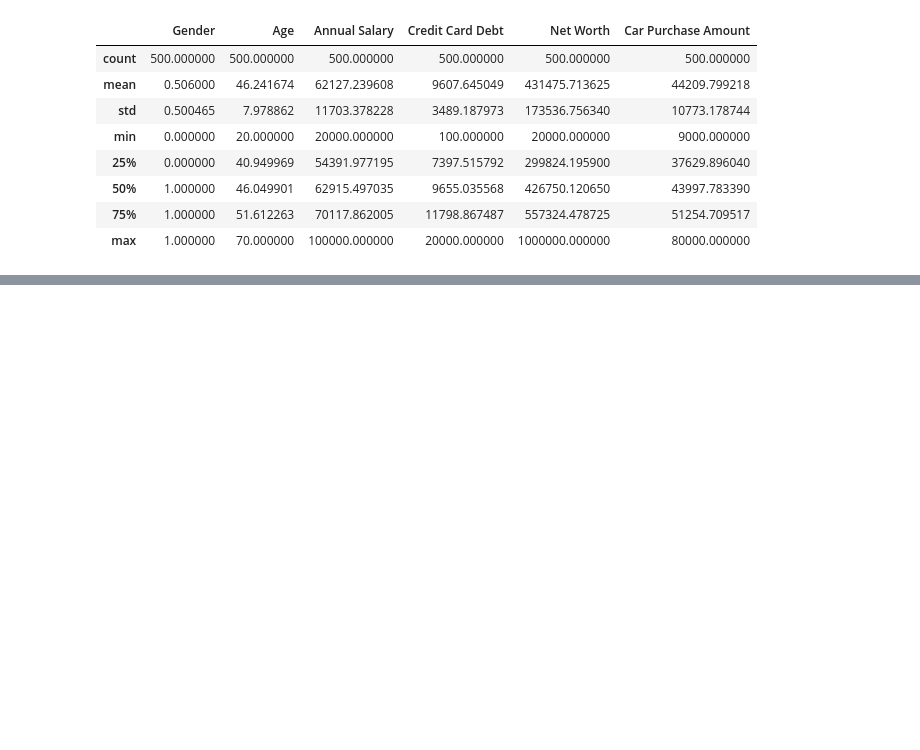
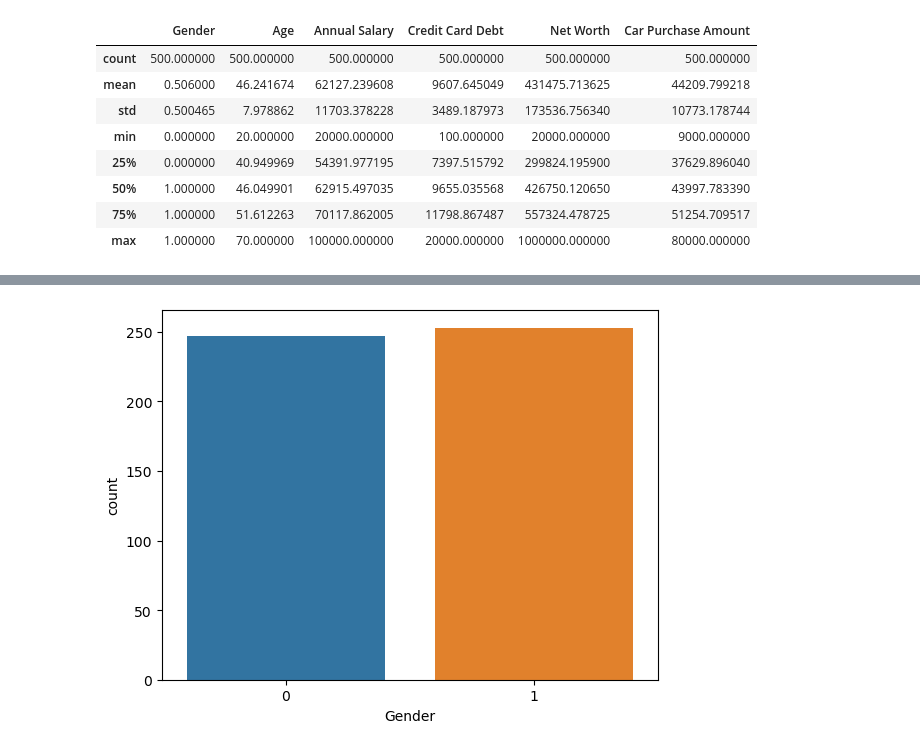
Before and after one commit to canaria81/streamlit_car_price_app, a Jupyter notebook: car_price_app.ipynb, the cells around one changed output, grey strips where cells are left out. Drawn from its saved outputs; the diff is of its cells as text; code cells hidden in the pictures; blank space fills up the shorter version.

```diff
--- a/car_price_app.ipynb
+++ b/car_price_app.ipynb
@@ -4,7 +4,7 @@ import numpy as np
 import matplotlib.pyplot as plt
 import seaborn as sb
 # %%
-df=pd.read_csv('data/Car_Purchasing_Data.csv',encoding= 'ISO-8859-1')
+df = pd.read_csv('../data/Car_Purchasing_Data.csv', encoding='ISO-8859-1')
 # %%
 df.describe()
 # %% [output]
@@ -26,0 +62,6 @@ df.loc[df['Annual Salary']== df['Annual Salary'].min(),]
+# %%
+# 남자는 몇 명이고 여자는 몇 명인지 확인
+sb.countplot(data= df, x='Gender')
+plt.show()
+# %% [output]
+[figure, added]
```
Also changed, not shown: parts of 50 cells of this notebook.
